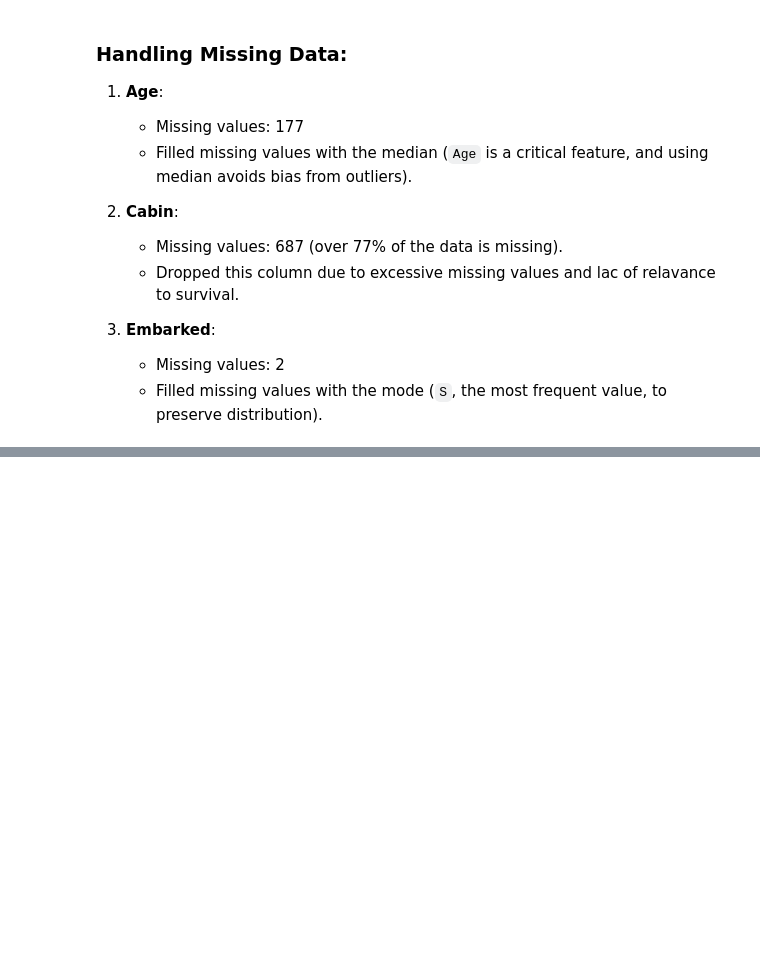
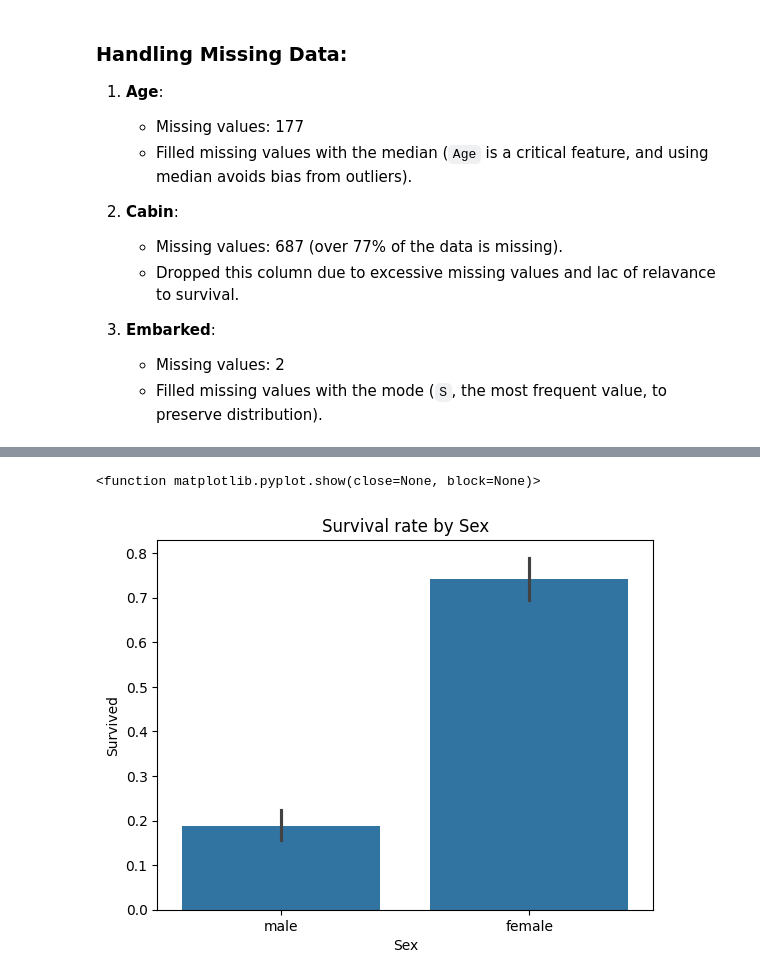
Before and after one commit to BuddyDudeGuy/titanic_project, a Jupyter notebook: notebooks/titanic_analysis.ipynb, the cells around one changed output, grey strips where cells are left out. Saved outputs shown, nothing was run; the diff lists cells and outputs as text; code cells hidden in the pictures; blank space fills up the shorter version.

Commit message:
Performed EDA and generated visualization

```diff
--- a/notebooks/titanic_analysis.ipynb
+++ b/notebooks/titanic_analysis.ipynb
@@ -217,0 +312,11 @@ dtype: int64
+# %%
+import seaborn as sns
+import matplotlib.pyplot as plt
+
+#Bar plot for survival by sex
+sns.barplot(x='Sex', y='Survived', data=train_data)
+plt.title('Survival rate by Sex')
+plt.show
+# %% [output]
+<function matplotlib.pyplot.show(close=None, block=None)>
+[figure, added]
```
Also changed, not shown: parts of 16 cells of this notebook.
